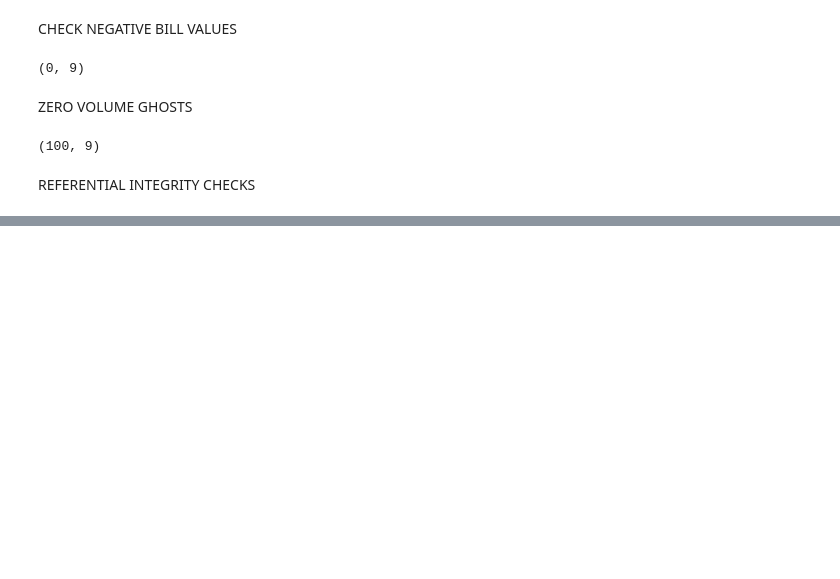
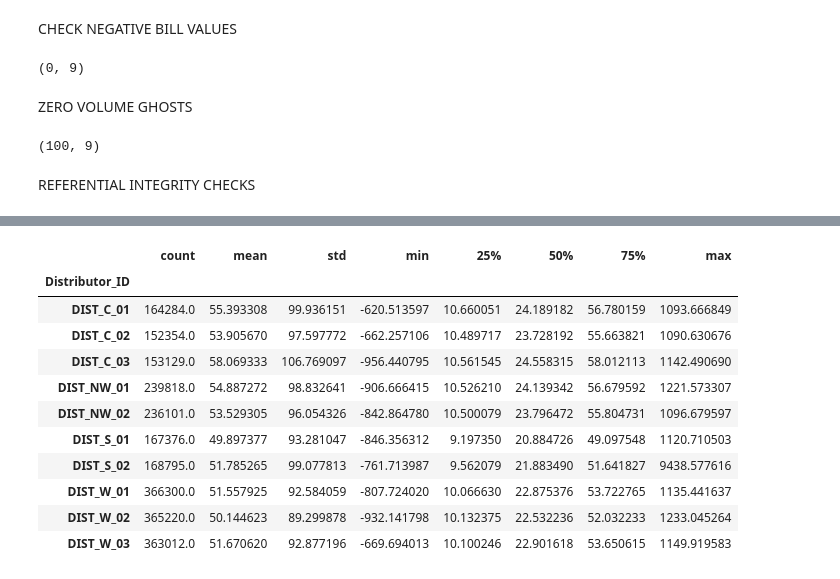
Before and after one commit to Akila-Fdo/Data_Storm, a Jupyter notebook: notebooks/02_data_forensics.ipynb, the cells around one changed output, grey strips where cells are left out. Drawn from its saved outputs; the diff is of its cells as text; code cells hidden in the pictures; blank space fills up the shorter version.

```diff
--- a/notebooks/02_data_forensics.ipynb
+++ b/notebooks/02_data_forensics.ipynb
@@ -182,0 +396,15 @@ REFERENTIAL INTEGRITY CHECKS
+# %%
+transactions.groupby('Distributor_ID')['Volume_Liters'].describe()
+# %% [output]
+|  | count | mean | std | min | 25% | 50% | 75% | max |
+| Distributor_ID |  |  |  |  |  |  |  |  |
+| DIST_C_01 | 164284.0 | 55.393308 | 99.936151 | -620.513597 | 10.660051 | 24.189182 | 56.780159 | 1093.666849 |
+| DIST_C_02 | 152354.0 | 53.905670 | 97.597772 | -662.257106 | 10.489717 | 23.728192 | 55.663821 | 1090.630676 |
+| DIST_C_03 | 153129.0 | 58.069333 | 106.769097 | -956.440795 | 10.561545 | 24.558315 | 58.012113 | 1142.490690 |
+| DIST_NW_01 | 239818.0 | 54.887272 | 98.832641 | -906.666415 | 10.526210 | 24.139342 | 56.679592 | 1221.573307 |
+| DIST_NW_02 | 236101.0 | 53.529305 | 96.054326 | -842.864780 | 10.500079 | 23.796472 | 55.804731 | 1096.679597 |
+| DIST_S_01 | 167376.0 | 49.897377 | 93.281047 | -846.356312 | 9.197350 | 20.884726 | 49.097548 | 1120.710503 |
+| DIST_S_02 | 168795.0 | 51.785265 | 99.077813 | -761.713987 | 9.562079 | 21.883490 | 51.641827 | 9438.577616 |
+| DIST_W_01 | 366300.0 | 51.557925 | 92.584059 | -807.724020 | 10.066630 | 22.875376 | 53.722765 | 1135.441637 |
+| DIST_W_02 | 365220.0 | 50.144623 | 89.299878 | -932.141798 | 10.132375 | 22.532236 | 52.032233 | 1233.045264 |
+| DIST_W_03 | 363012.0 | 51.670620 | 92.877196 | -669.694013 | 10.100246 | 22.901618 | 53.650615 | 1149.919583 |
```
Also changed, not shown: parts of 34 cells of this notebook, 22 other files.
